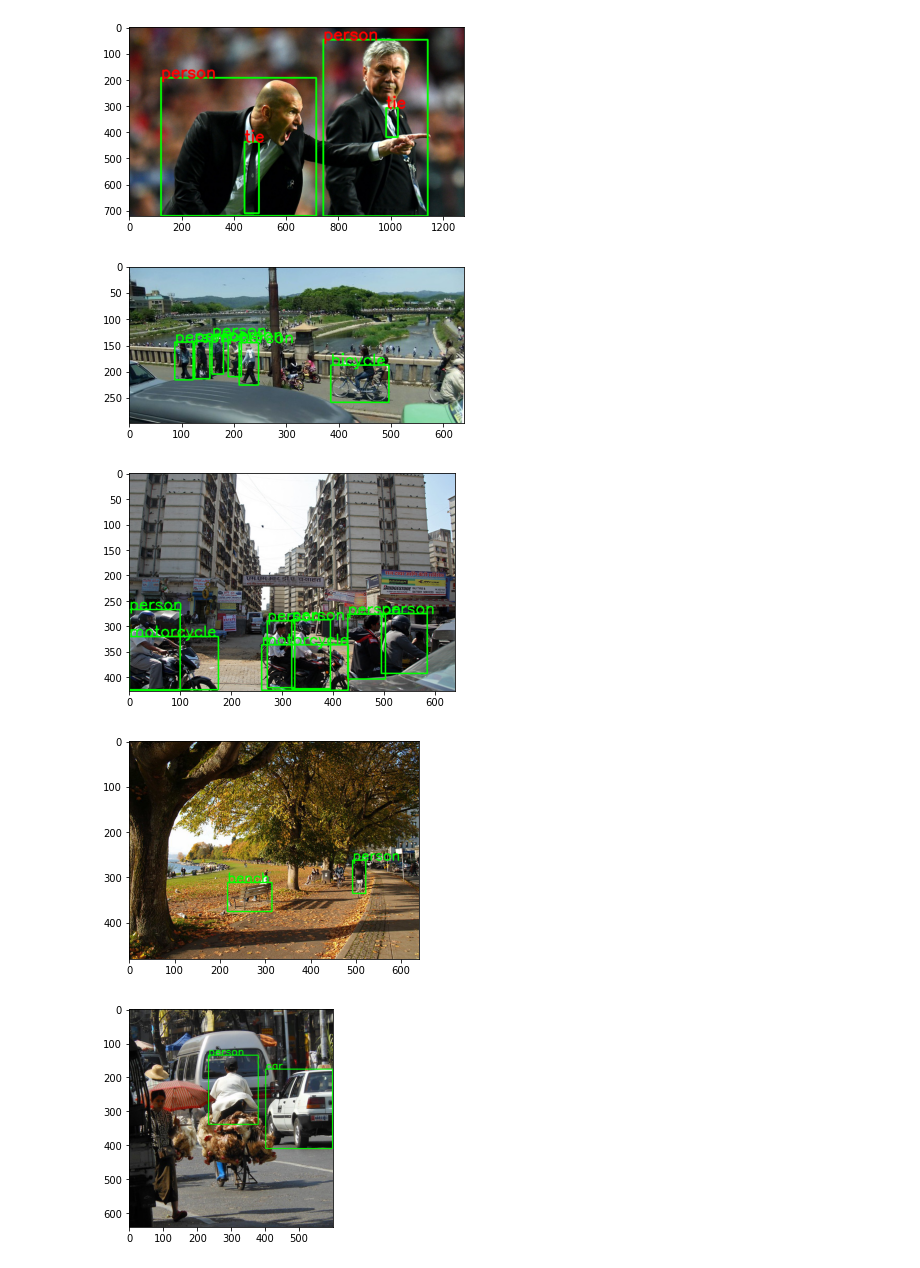
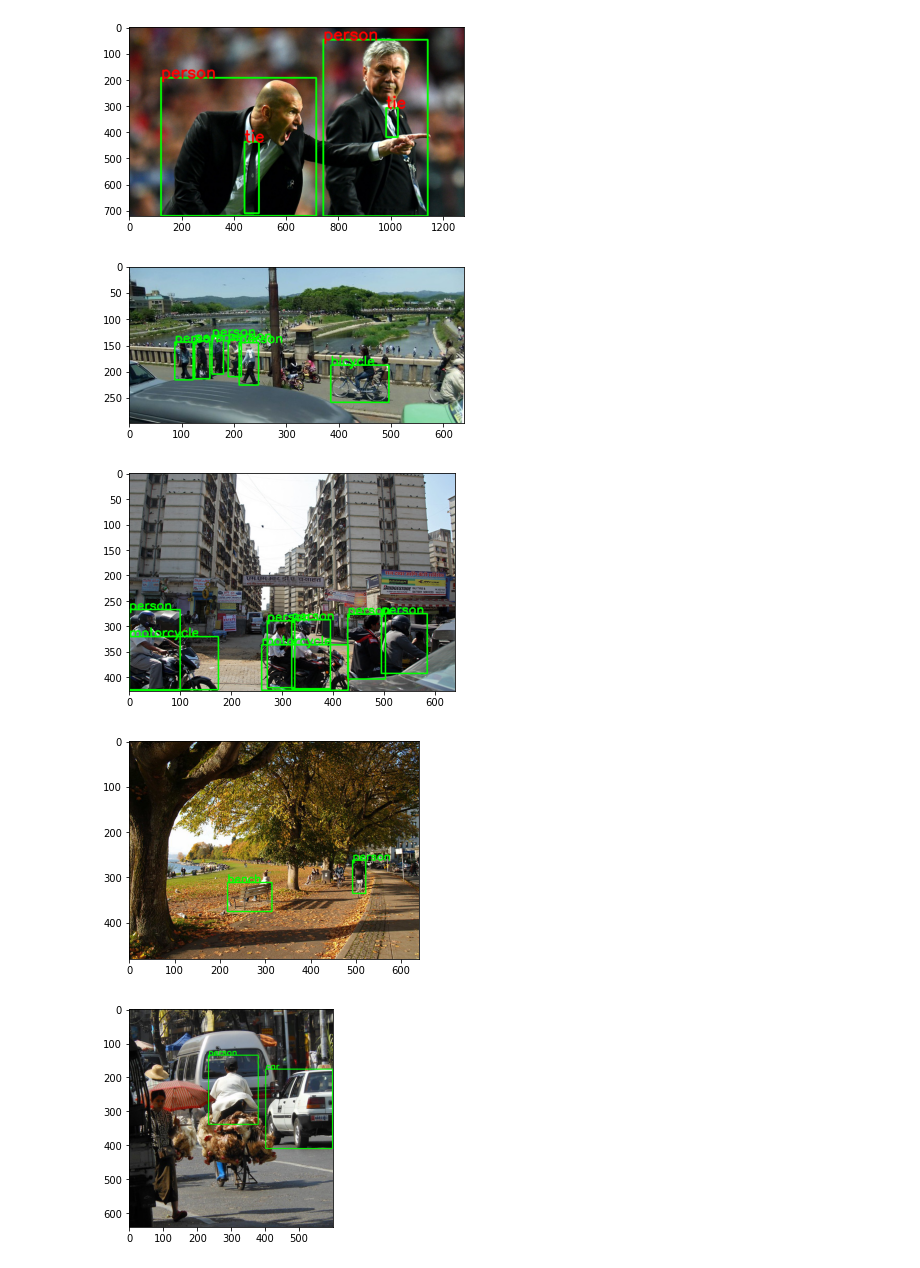
Before and after one commit to sangeeta-yadav-iisc/Advanced-Image-Processing, a Jupyter notebook: assignment5/yolocode.ipynb, the cells around one changed output. Saved outputs shown, nothing was run; the diff lists cells and outputs as text; code cells hidden in the pictures.

```diff
--- a/assignment5/yolocode.ipynb
+++ b/assignment5/yolocode.ipynb
@@ -59,20 +53,21 @@ img_url = ['http://farm5.staticflickr.com/4079/4736162354_e0ddcc72dc_z.jpg',
            "http://farm3.staticflickr.com/2527/3894984169_a1b0127524_z.jpg"
           ]
 # %%
-for url in img_url:
+for j,url in enumerate(img_url,1):
     imgs = [url]  # batch of images
     results = model(imgs)
     boxes = results.xyxy[0]  # img1 predictions (tensor)
     img =np.array(Image.open(requests.get(url, stream=True).raw))
     plt.figure()
     for i in range(len(boxes)):
         if boxes[i][4]>0.7:
             cv2.rectangle(img,(int(boxes[i][0]),int(boxes[i][1])),(int(boxes[i][2]),int(boxes[i][3])),color=(0, 255, 0), thickness=2)
-            cv2.putText(img,results.names[int(boxes[i][-1])],(int(boxes[i][0]),int(boxes[i][1])),  cv2.FONT_HERSHEY_SIMPLEX, 1,thickness=2,color=(0,255, 0))
+            cv2.putText(img,results.names[int(boxes[i][-1])],(int(boxes[i][0]),int(boxes[i][1])),  cv2.FONT_HERSHEY_SIMPLEX, 0.8,thickness=2,color=(0,255, 0))
+    plt.savefig(f"./results/yolo/{j}.png")
     plt.imshow(img)
 # %% [output]
-[figure, old version]
+[figure, new version]
-[figure, old version]
+[figure, new version]
-[figure, old version]
+[figure, new version]
 [figure]
 [figure]
```
Also changed, not shown: parts of 4 cells of this notebook, 16 other files.
